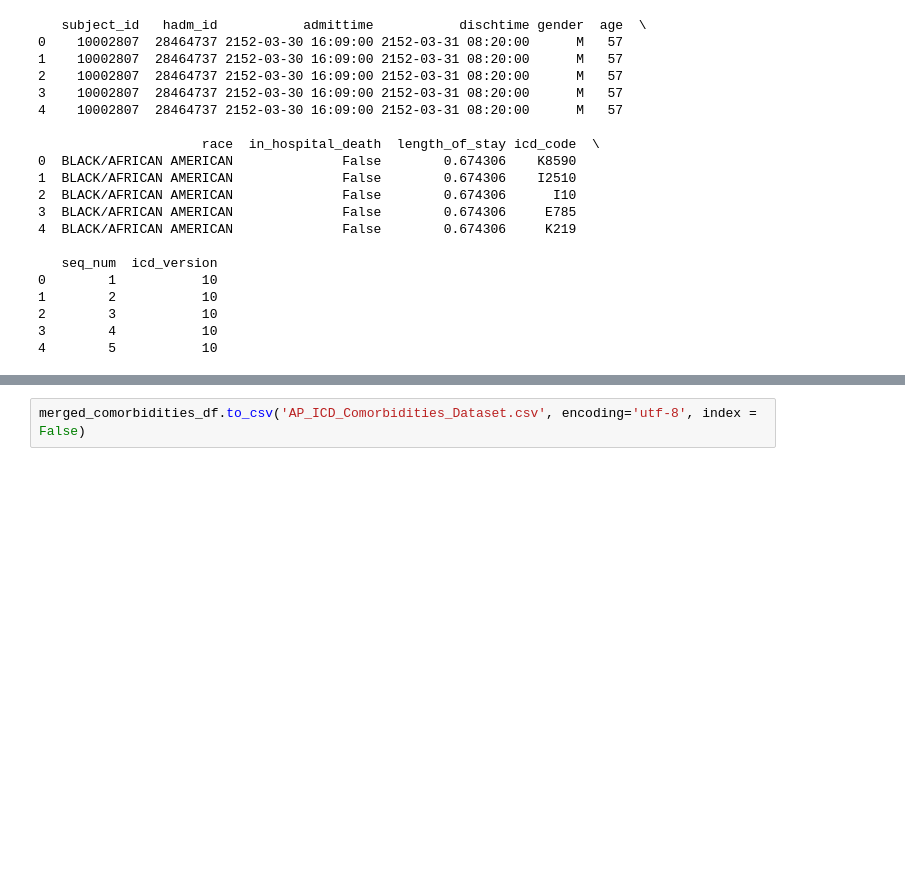
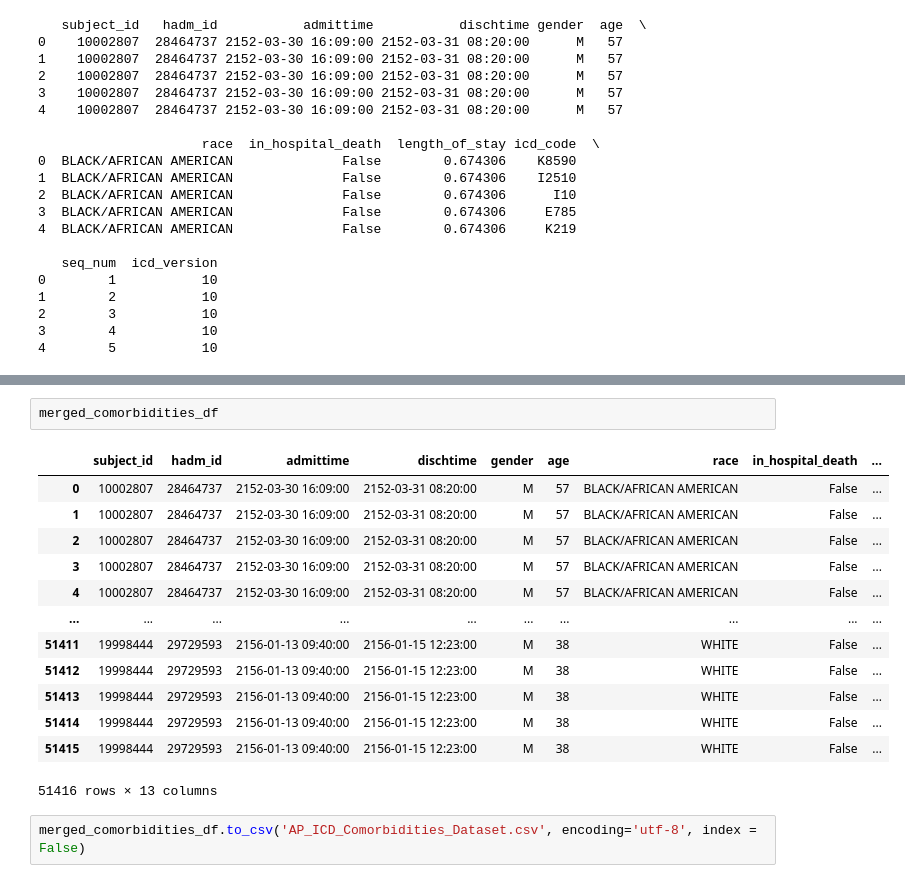
Before and after one commit to NanSang2000/COMP90089_MLAH, a Jupyter notebook: Dataset_final/AP_ICD/AP_ICD_Dataset.ipynb, the cells around one changed output, grey strips where cells are left out. Saved outputs shown, nothing was run; the diff lists cells and outputs as text; blank space fills up the shorter version.

```diff
--- a/Dataset_final/AP_ICD/AP_ICD_Dataset.ipynb
+++ b/Dataset_final/AP_ICD/AP_ICD_Dataset.ipynb
@@ -237,3 +245,19 @@ print(merged_comorbidities_df.head())
+# %%
+merged_comorbidities_df
+# %% [output]
+|  | subject_id | hadm_id | admittime | dischtime | gender | age | race | in_hospital_death | ... |
+| 0 | 10002807 | 28464737 | 2152-03-30 16:09:00 | 2152-03-31 08:20:00 | M | 57 | BLACK/AFRICAN AMERICAN | False | ... |
+| 1 | 10002807 | 28464737 | 2152-03-30 16:09:00 | 2152-03-31 08:20:00 | M | 57 | BLACK/AFRICAN AMERICAN | False | ... |
+| 2 | 10002807 | 28464737 | 2152-03-30 16:09:00 | 2152-03-31 08:20:00 | M | 57 | BLACK/AFRICAN AMERICAN | False | ... |
+| 3 | 10002807 | 28464737 | 2152-03-30 16:09:00 | 2152-03-31 08:20:00 | M | 57 | BLACK/AFRICAN AMERICAN | False | ... |
+| 4 | 10002807 | 28464737 | 2152-03-30 16:09:00 | 2152-03-31 08:20:00 | M | 57 | BLACK/AFRICAN AMERICAN | False | ... |
+| ... | ... | ... | ... | ... | ... | ... | ... | ... | ... |
+| 51411 | 19998444 | 29729593 | 2156-01-13 09:40:00 | 2156-01-15 12:23:00 | M | 38 | WHITE | False | ... |
+| 51412 | 19998444 | 29729593 | 2156-01-13 09:40:00 | 2156-01-15 12:23:00 | M | 38 | WHITE | False | ... |
+| 51413 | 19998444 | 29729593 | 2156-01-13 09:40:00 | 2156-01-15 12:23:00 | M | 38 | WHITE | False | ... |
+| 51414 | 19998444 | 29729593 | 2156-01-13 09:40:00 | 2156-01-15 12:23:00 | M | 38 | WHITE | False | ... |
+| 51415 | 19998444 | 29729593 | 2156-01-13 09:40:00 | 2156-01-15 12:23:00 | M | 38 | WHITE | False | ... |
+51416 rows × 13 columns
 # %%
 merged_comorbidities_df.to_csv('AP_ICD_Comorbidities_Dataset.csv', encoding='utf-8', index = False)
 # %%
```
Also changed, not shown: parts of 3 cells of this notebook, 9 other files.
